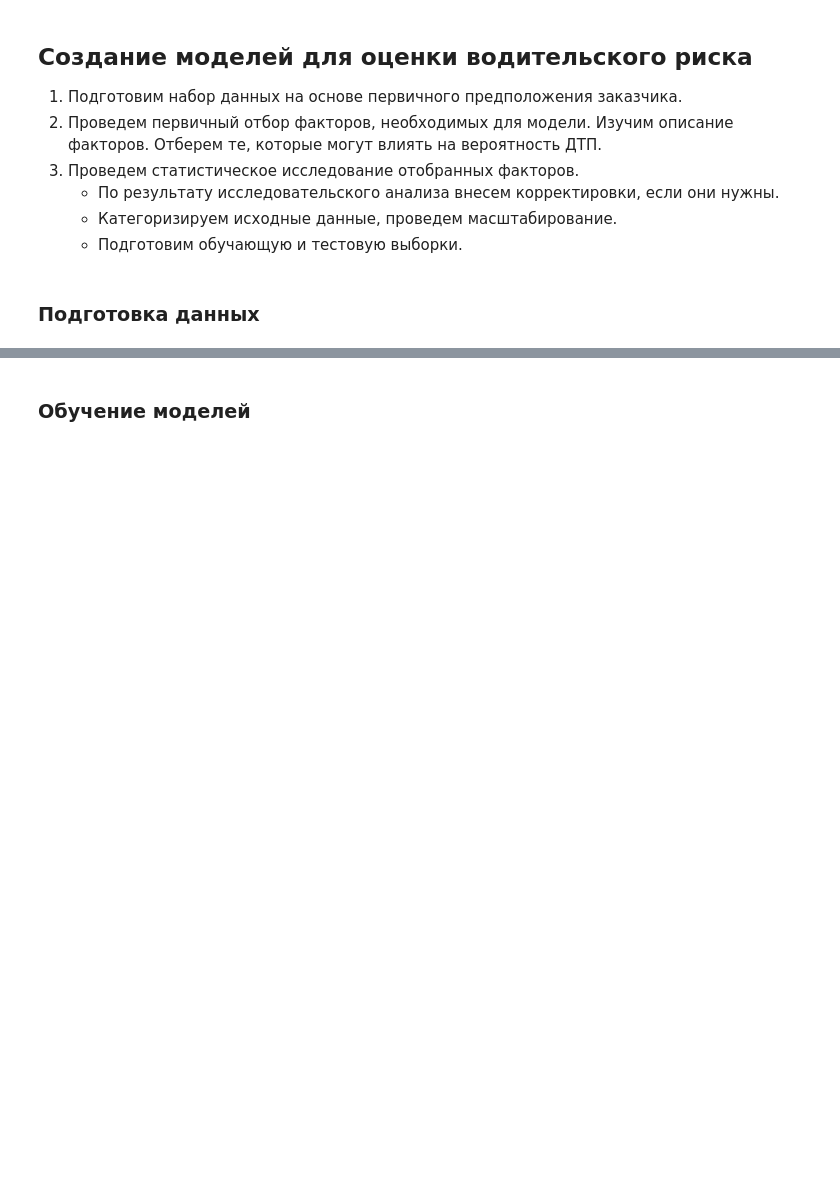
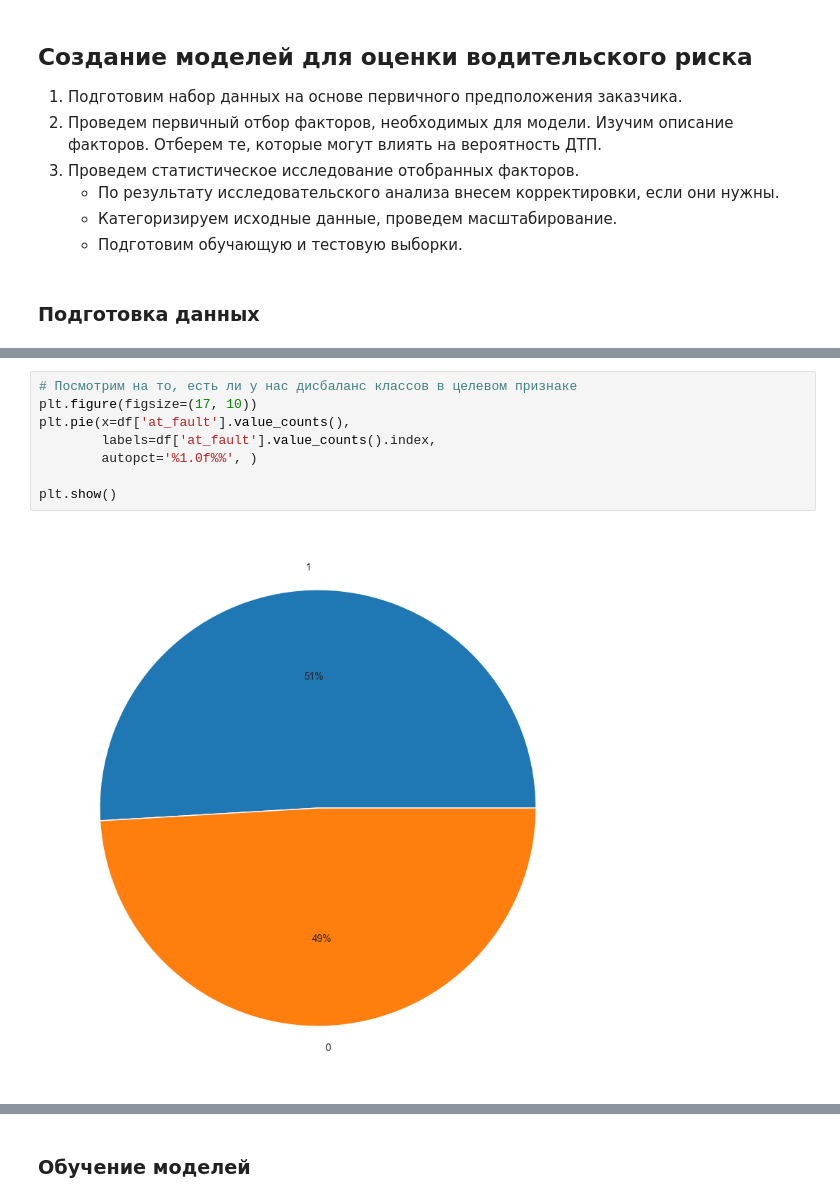
Before and after one commit to Moncervers/car_accident_prediction, a Jupyter notebook: project_notebook.ipynb, the cells around one changed output, grey strips where cells are left out. Saved outputs shown, nothing was run; the diff lists cells and outputs as text; blank space fills up the shorter version.

```diff
--- a/project_notebook.ipynb
+++ b/project_notebook.ipynb
@@ -983,0 +1110,10 @@ plt.show()
+# %%
+# Посмотрим на то, есть ли у нас дисбаланс классов в целевом признаке
+plt.figure(figsize=(17, 10))
+plt.pie(x=df['at_fault'].value_counts(),
+        labels=df['at_fault'].value_counts().index,
+        autopct='%1.0f%%', )
+
+plt.show()
+# %% [output]
+[figure, added]
```
Also changed, not shown: parts of 22 cells of this notebook.
